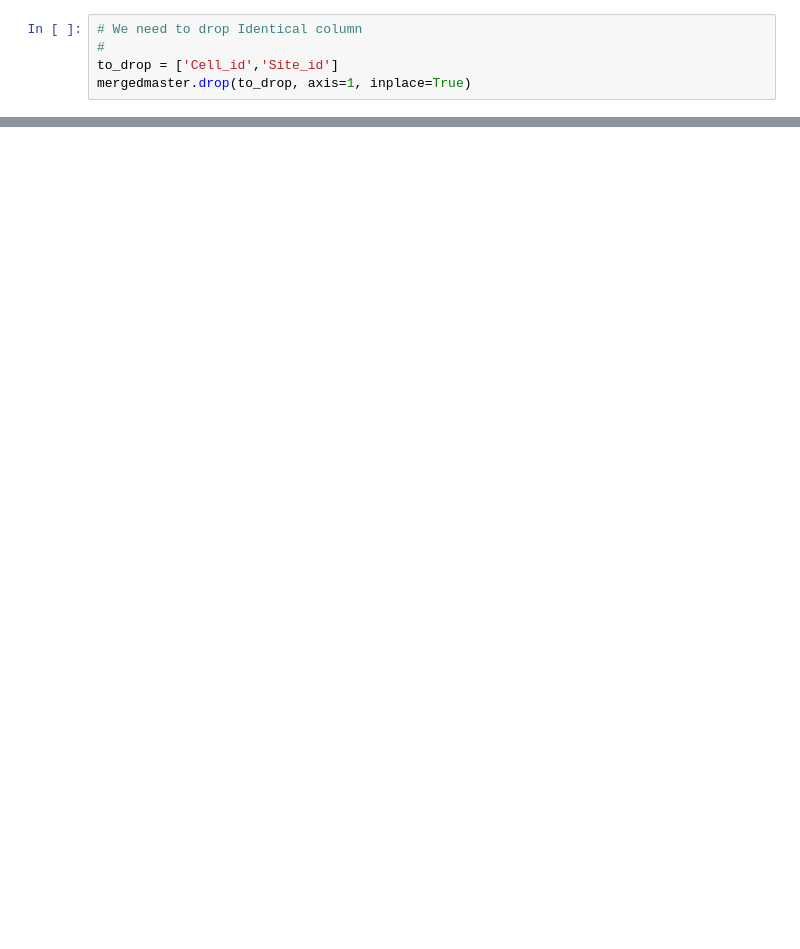
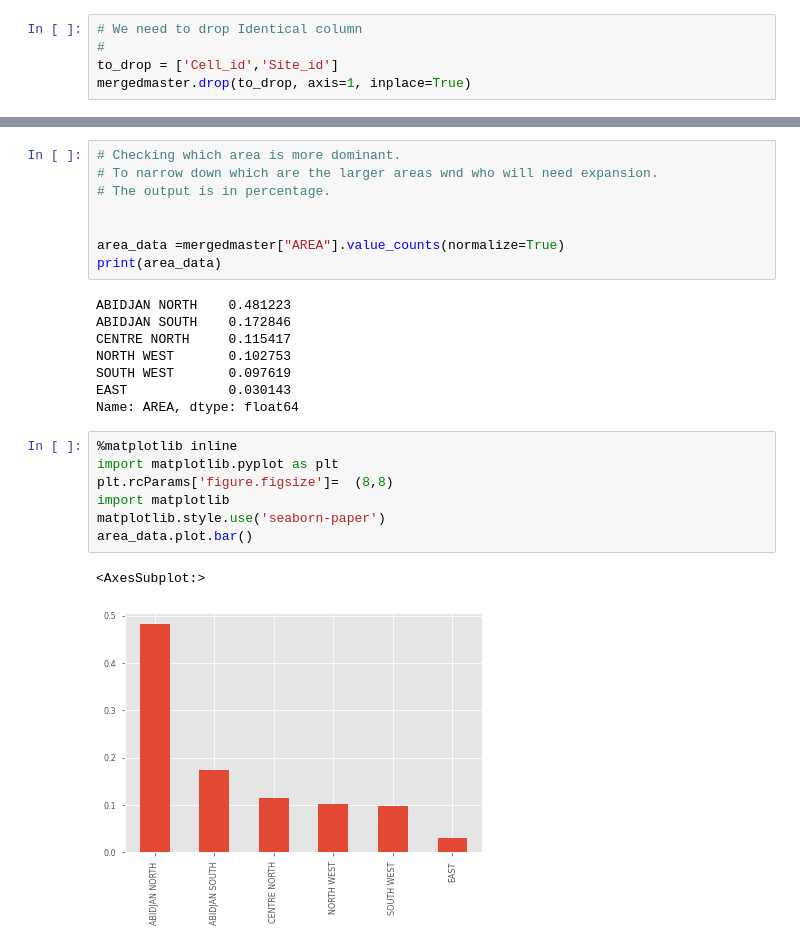
Before and after one commit to Mwaniki25/ProjectUpgrade, a Jupyter notebook: mtn.ipynb, the cells around one changed output, grey strips where cells are left out. Drawn from its saved outputs; the diff is of its cells as text; blank space fills up the shorter version.

```diff
--- a/mtn.ipynb
+++ b/mtn.ipynb
@@ -386,0 +455,26 @@ mergedmaster.head()
+# %%
+# Checking which area is more dominant.
+# To narrow down which are the larger areas wnd who will need expansion.
+# The output is in percentage.
+
+
+area_data =mergedmaster["AREA"].value_counts(normalize=True)
+print(area_data)
+# %% [output]
+ABIDJAN NORTH    0.481223
+ABIDJAN SOUTH    0.172846
+CENTRE NORTH     0.115417
+NORTH WEST       0.102753
+SOUTH WEST       0.097619
+EAST             0.030143
+Name: AREA, dtype: float64
+# %%
+%matplotlib inline
+import matplotlib.pyplot as plt
+plt.rcParams['figure.figsize']=  (8,8)
+import matplotlib
+matplotlib.style.use('seaborn-paper')
+area_data.plot.bar()
+# %% [output]
+<AxesSubplot:>
+[figure, added]
```
Also changed, not shown: parts of 14 cells of this notebook.
